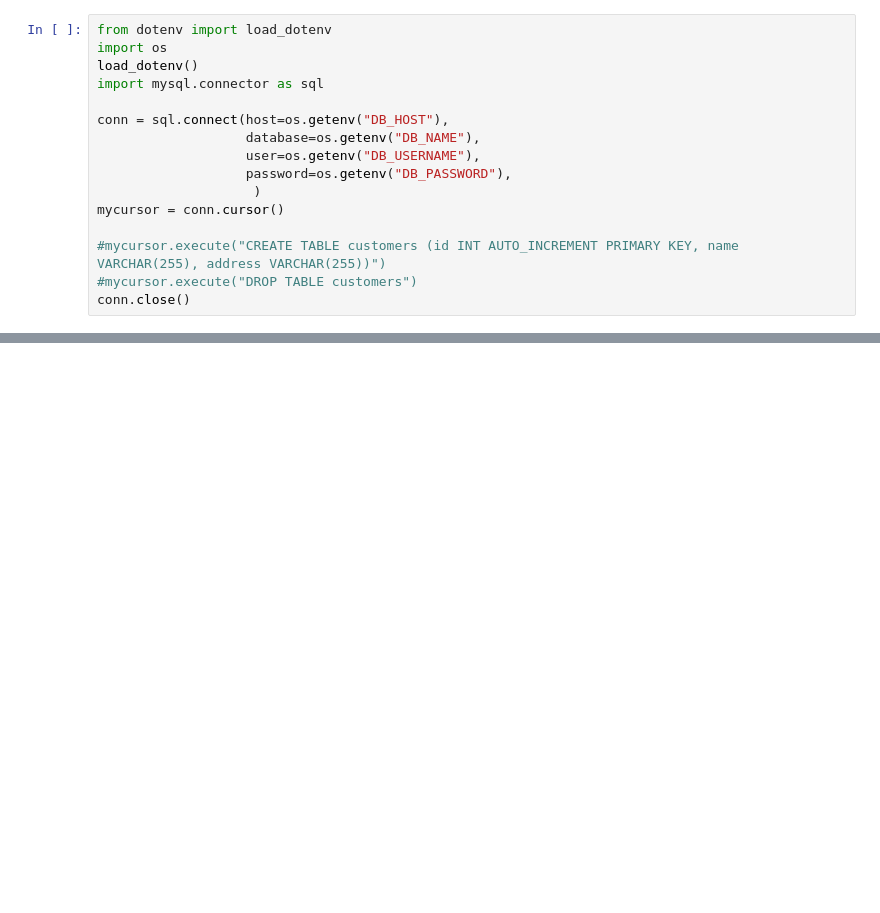
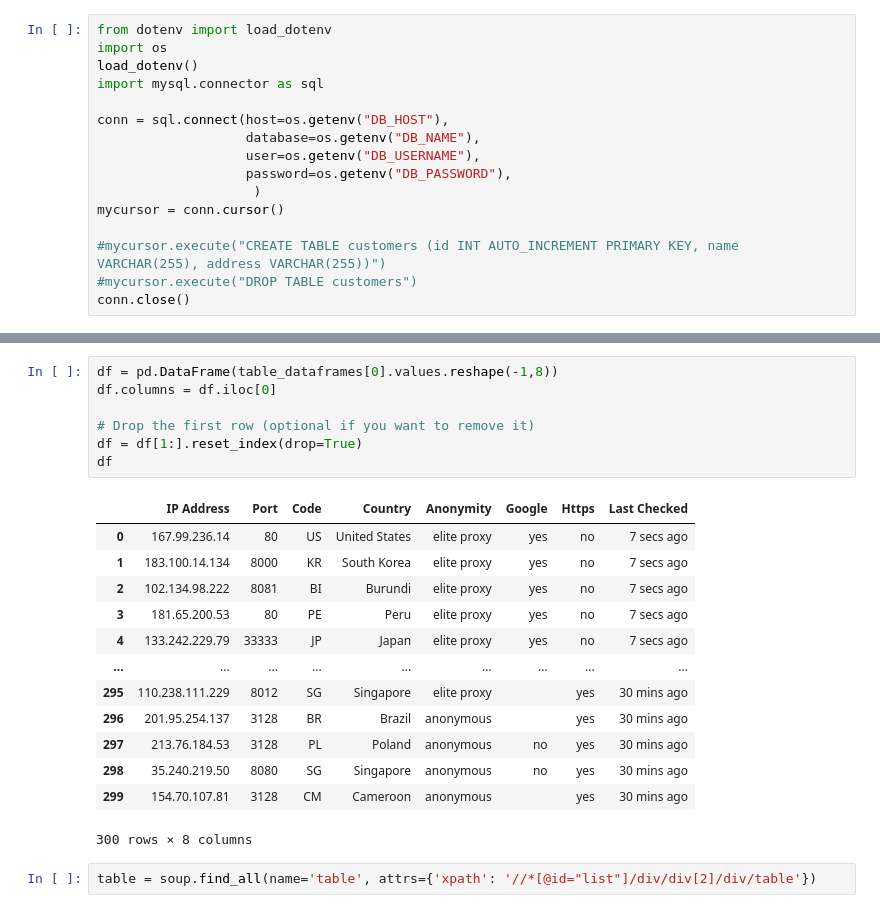
Before and after one commit to TheResearchLab/Practice, a Jupyter notebook: Streamlit-Basketball-App/data_ingest.ipynb, the cells around one changed output, grey strips where cells are left out. Drawn from its saved outputs; the diff is of its cells as text; blank space fills up the shorter version.

Commit message:
feat: scratch work to test api calls using proxy

```diff
--- a/Streamlit-Basketball-App/data_ingest.ipynb
+++ b/Streamlit-Basketball-App/data_ingest.ipynb
@@ -37,0 +199,23 @@ conn.close()
+# %%
+df = pd.DataFrame(table_dataframes[0].values.reshape(-1,8))
+df.columns = df.iloc[0]
+
+# Drop the first row (optional if you want to remove it)
+df = df[1:].reset_index(drop=True)
+df
+# %% [output]
+|  | IP Address | Port | Code | Country | Anonymity | Google | Https | Last Checked |
+| 0 | 167.99.236.14 | 80 | US | United States | elite proxy | yes | no | 7 secs ago |
+| 1 | 183.100.14.134 | 8000 | KR | South Korea | elite proxy | yes | no | 7 secs ago |
+| 2 | 102.134.98.222 | 8081 | BI | Burundi | elite proxy | yes | no | 7 secs ago |
+| 3 | 181.65.200.53 | 80 | PE | Peru | elite proxy | yes | no | 7 secs ago |
+| 4 | 133.242.229.79 | 33333 | JP | Japan | elite proxy | yes | no | 7 secs ago |
+| ... | ... | ... | ... | ... | ... | ... | ... | ... |
+| 295 | 110.238.111.229 | 8012 | SG | Singapore | elite proxy |  | yes | 30 mins ago |
+| 296 | 201.95.254.137 | 3128 | BR | Brazil | anonymous |  | yes | 30 mins ago |
+| 297 | 213.76.184.53 | 3128 | PL | Poland | anonymous | no | yes | 30 mins ago |
+| 298 | 35.240.219.50 | 8080 | SG | Singapore | anonymous | no | yes | 30 mins ago |
+| 299 | 154.70.107.81 | 3128 | CM | Cameroon | anonymous |  | yes | 30 mins ago |
+300 rows × 8 columns
+# %%
+table = soup.find_all(name='table', attrs={'xpath': '//*[@id="list"]/div/div[2]/div/table'})
```
Also changed, not shown: parts of 8 cells of this notebook, 1 other file.
